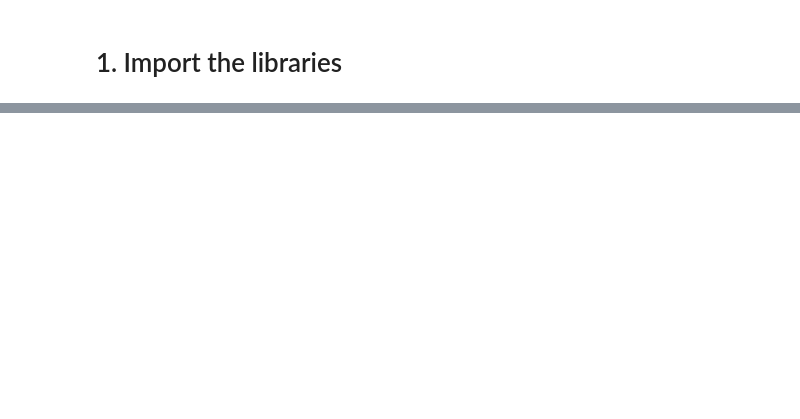
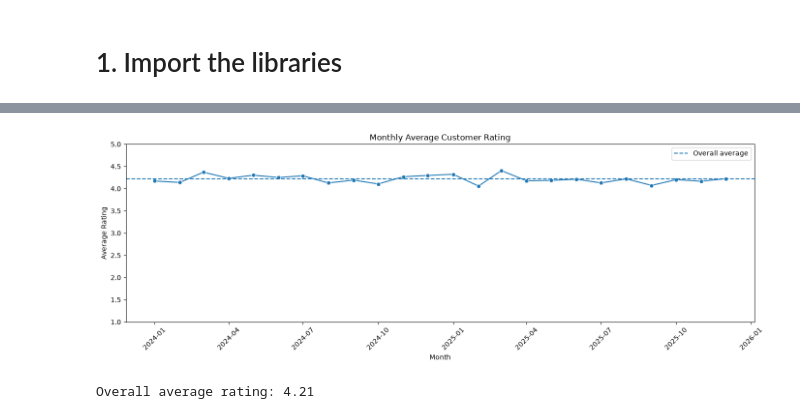
Before and after one commit to satish-shrestha-4u/restrodine-restaurant-intelligence, a Jupyter notebook: notebooks/04_customer_intelligence.ipynb, the cells around one changed output, grey strips where cells are left out. Drawn from its saved outputs; the diff is of its cells as text; code cells hidden in the pictures; blank space fills up the shorter version.

```diff
--- a/notebooks/04_customer_intelligence.ipynb
+++ b/notebooks/04_customer_intelligence.ipynb
@@ -90,0 +357,36 @@ fig.show()
+# %%
+# ============================================================
+# MONTHLY AVERAGE CUSTOMER RATING
+# ============================================================
+
+plt.figure(figsize=(14, 5))
+
+sns.lineplot(
+    data=monthly_reviews,
+    x="review_month",
+    y="average_rating",
+    marker="o"
+)
+
+plt.axhline(
+    reviews_clean["rating"].mean(),
+    linestyle="--",
+    label="Overall average"
+)
+
+plt.title("Monthly Average Customer Rating")
+plt.xlabel("Month")
+plt.ylabel("Average Rating")
+plt.ylim(1, 5)
+plt.legend()
+plt.xticks(rotation=45)
+plt.tight_layout()
+plt.show()
+
+print(
+    "Overall average rating:",
+    round(reviews_clean["rating"].mean(), 2)
+)
+# %% [output]
+[figure, added]
+Overall average rating: 4.21
```
Also changed, not shown: parts of 62 cells of this notebook, 26 other files.
